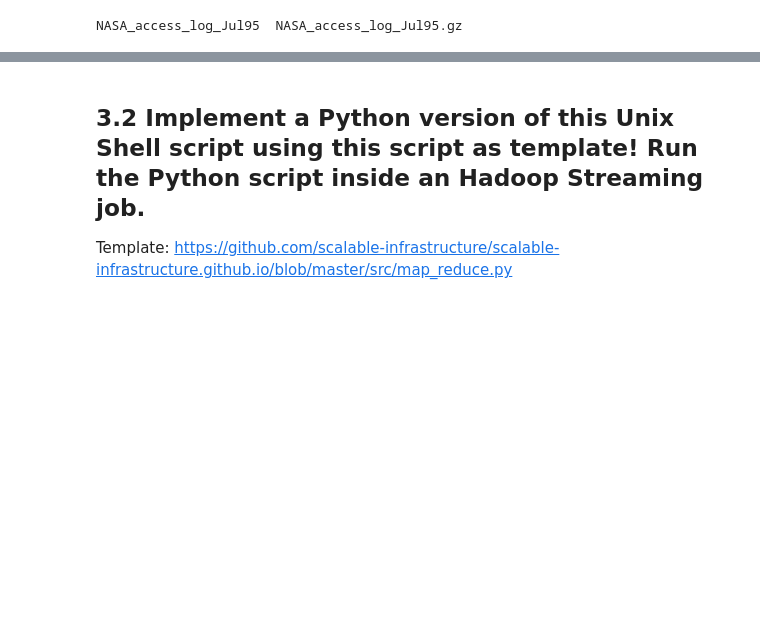
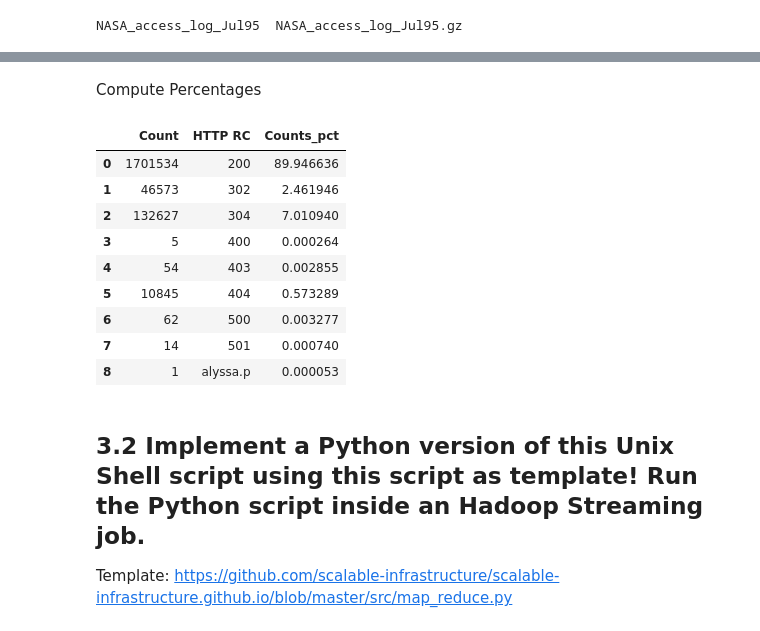
Before and after one commit to wang-yuhao/infrastructure, a Jupyter notebook: 03_MapReduce/03_MapReduce.ipynb, the cells around one changed output, grey strips where cells are left out. Saved outputs shown, nothing was run; the diff lists cells and outputs as text; code cells hidden in the pictures; blank space fills up the shorter version.

```diff
--- a/03_MapReduce/03_MapReduce.ipynb
+++ b/03_MapReduce/03_MapReduce.ipynb
@@ -36,3 +36,23 @@ Wall time: 6.91 s
+# %% [markdown]
+Compute Percentages
+# %%
+data = !cat ../data/nasa/NASA_access_log_Jul95 | awk  '{print $(NF-1)}'| sort | uniq -c
+# %%
+df=pd.DataFrame.from_records([i.split() for i in data], columns=["Count", "HTTP RC"])
+df["Count"]=pd.to_numeric(df["Count"], errors='coerce')
+df["Counts_pct"]=(df["Count"]/df["Count"].sum()*100)
+df
+# %% [output]
+|  | Count | HTTP RC | Counts_pct |
+| 0 | 1701534 | 200 | 89.946636 |
+| 1 | 46573 | 302 | 2.461946 |
+| 2 | 132627 | 304 | 7.010940 |
+| 3 | 5 | 400 | 0.000264 |
+| 4 | 54 | 403 | 0.002855 |
+| 5 | 10845 | 404 | 0.573289 |
+| 6 | 62 | 500 | 0.003277 |
+| 7 | 14 | 501 | 0.000740 |
+| 8 | 1 | alyssa.p | 0.000053 |
 # %% [markdown]
 ## 3.2 Implement a Python version of this Unix Shell script using this script as template! Run the Python script inside an Hadoop Streaming job.
 
```
Also changed, not shown: parts of 5 cells of this notebook, 4 other files.
